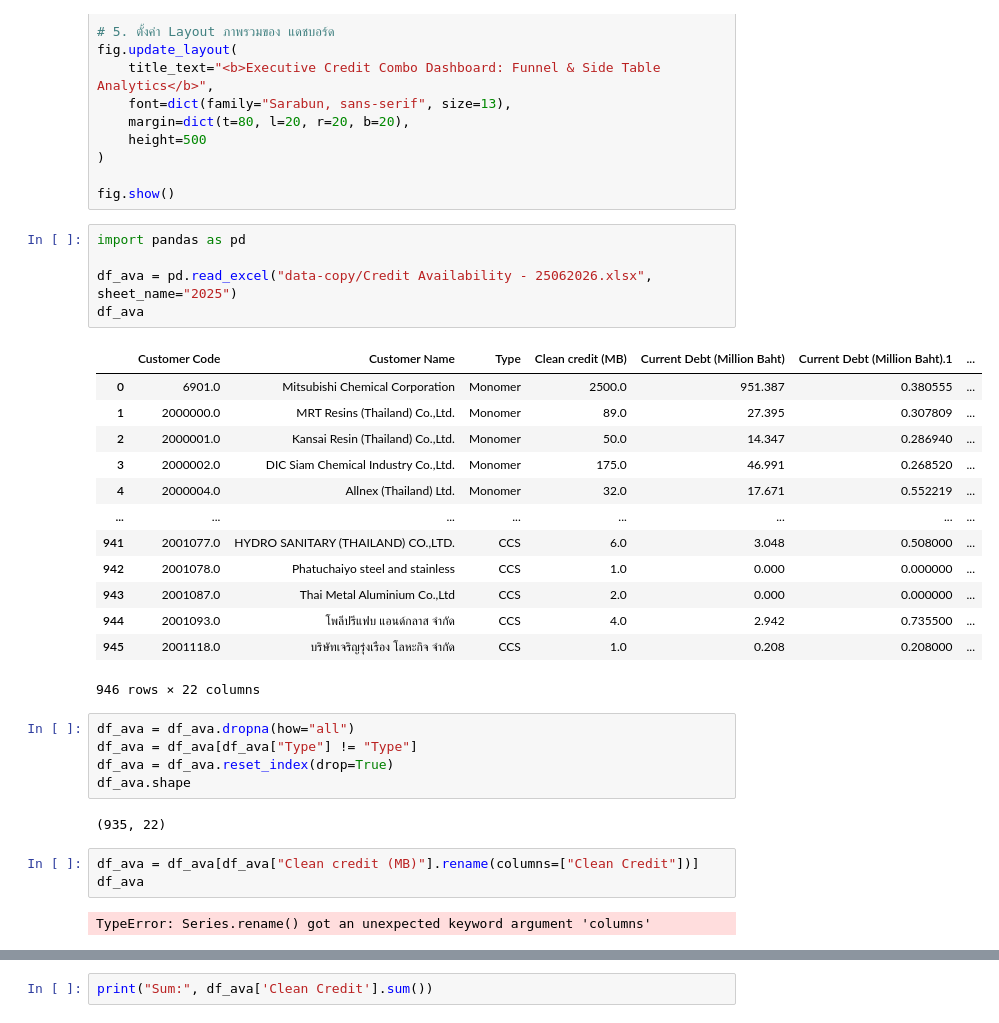
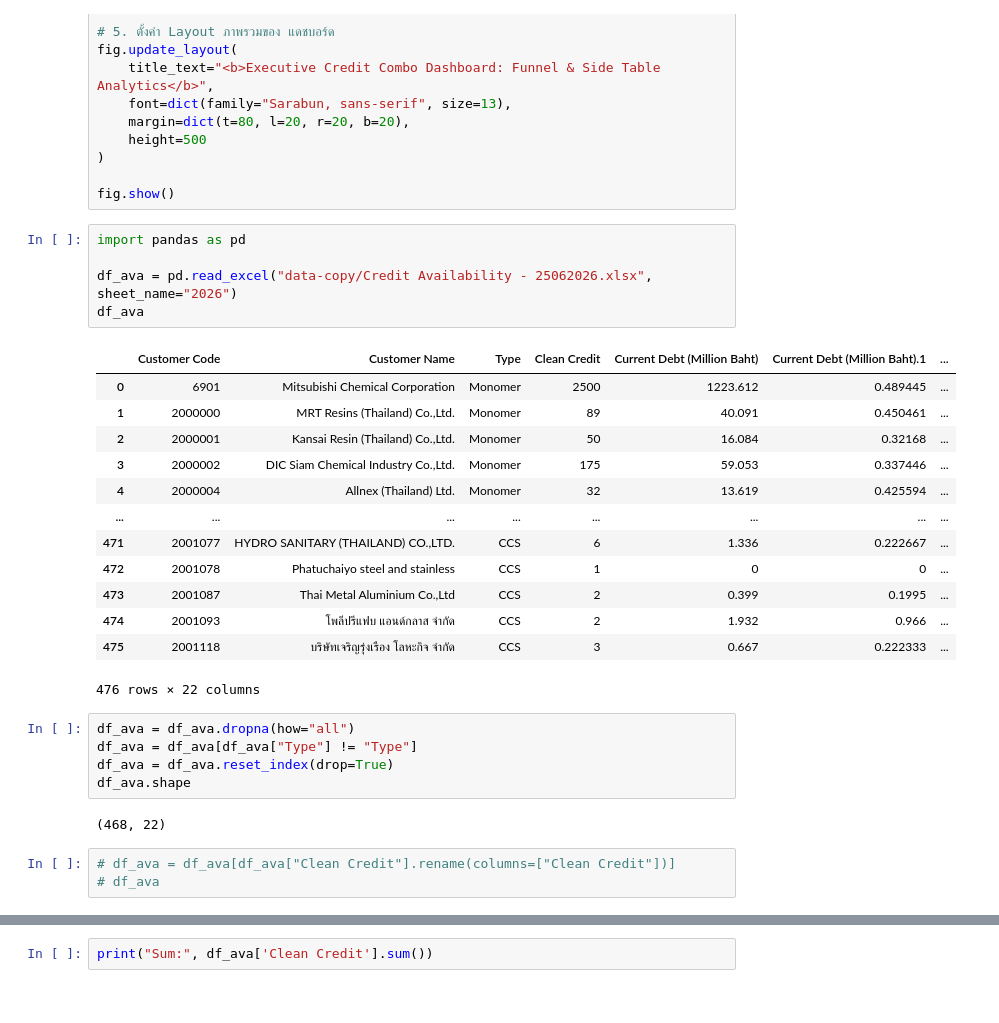
Before and after one commit to ftkbyond77/Credit-Monitoring-Pipeline, a Jupyter notebook: test.ipynb, the cells around one changed output, grey strips where cells are left out. Drawn from its saved outputs; the diff is of its cells as text.

Commit message:
fix: credit monitor digit 1

```diff
--- a/test.ipynb
+++ b/test.ipynb
@@ -886,34 +886,32 @@ fig.show()
 # %%
 import pandas as pd
 
-df_ava = pd.read_excel("data-copy/Credit Availability - 25062026.xlsx", sheet_name="2025")
+df_ava = pd.read_excel("data-copy/Credit Availability - 25062026.xlsx", sheet_name="2026")
 df_ava
 # %% [output]
-|  | Customer Code | Customer Name | Type | Clean credit (MB) | Current Debt (Million Baht) | Current Debt (Million Baht).1 | ... |
-| 0 | 6901.0 | Mitsubishi Chemical Corporation | Monomer | 2500.0 | 951.387 | 0.380555 | ... |
-| 1 | 2000000.0 | MRT Resins (Thailand) Co.,Ltd. | Monomer | 89.0 | 27.395 | 0.307809 | ... |
-| 2 | 2000001.0 | Kansai Resin (Thailand) Co.,Ltd. | Monomer | 50.0 | 14.347 | 0.286940 | ... |
-| 3 | 2000002.0 | DIC Siam Chemical Industry Co.,Ltd. | Monomer | 175.0 | 46.991 | 0.268520 | ... |
-| 4 | 2000004.0 | Allnex (Thailand) Ltd. | Monomer | 32.0 | 17.671 | 0.552219 | ... |
+|  | Customer Code | Customer Name | Type | Clean Credit | Current Debt (Million Baht) | Current Debt (Million Baht).1 | ... |
+| 0 | 6901 | Mitsubishi Chemical Corporation | Monomer | 2500 | 1223.612 | 0.489445 | ... |
+| 1 | 2000000 | MRT Resins (Thailand) Co.,Ltd. | Monomer | 89 | 40.091 | 0.450461 | ... |
+| 2 | 2000001 | Kansai Resin (Thailand) Co.,Ltd. | Monomer | 50 | 16.084 | 0.32168 | ... |
+| 3 | 2000002 | DIC Siam Chemical Industry Co.,Ltd. | Monomer | 175 | 59.053 | 0.337446 | ... |
+| 4 | 2000004 | Allnex (Thailand) Ltd. | Monomer | 32 | 13.619 | 0.425594 | ... |
 | ... | ... | ... | ... | ... | ... | ... | ... |
-| 941 | 2001077.0 | HYDRO SANITARY (THAILAND) CO.,LTD. | CCS | 6.0 | 3.048 | 0.508000 | ... |
-| 942 | 2001078.0 | Phatuchaiyo steel and stainless | CCS | 1.0 | 0.000 | 0.000000 | ... |
-| 943 | 2001087.0 | Thai Metal Aluminium Co.,Ltd | CCS | 2.0 | 0.000 | 0.000000 | ... |
-| 944 | 2001093.0 | โพลีปรีแฟบ แอนด์กลาส จำกัด | CCS | 4.0 | 2.942 | 0.735500 | ... |
-| 945 | 2001118.0 | บริษัทเจริญรุ่งเรือง โลหะกิจ จำกัด | CCS | 1.0 | 0.208 | 0.208000 | ... |
+| 471 | 2001077 | HYDRO SANITARY (THAILAND) CO.,LTD. | CCS | 6 | 1.336 | 0.222667 | ... |
+| 472 | 2001078 | Phatuchaiyo steel and stainless | CCS | 1 | 0 | 0 | ... |
+| 473 | 2001087 | Thai Metal Aluminium Co.,Ltd | CCS | 2 | 0.399 | 0.1995 | ... |
+| 474 | 2001093 | โพลีปรีแฟบ แอนด์กลาส จำกัด | CCS | 2 | 1.932 | 0.966 | ... |
+| 475 | 2001118 | บริษัทเจริญรุ่งเรือง โลหะกิจ จำกัด | CCS | 3 | 0.667 | 0.222333 | ... |
-946 rows × 22 columns
+476 rows × 22 columns
 # %%
 df_ava = df_ava.dropna(how="all")
 df_ava = df_ava[df_ava["Type"] != "Type"]
 df_ava = df_ava.reset_index(drop=True)
 df_ava.shape
 # %% [output]
-(935, 22)
+(468, 22)
 # %%
-df_ava = df_ava[df_ava["Clean credit (MB)"].rename(columns=["Clean Credit"])]
-df_ava
+# df_ava = df_ava[df_ava["Clean Credit"].rename(columns=["Clean Credit"])]
+# df_ava
-# %% [output]
-TypeError: Series.rename() got an unexpected keyword argument 'columns'
 # %%
 df_ava["Clean Credit"] = pd.to_numeric(
     df_ava["Clean Credit"]
```
Also changed, not shown: parts of 2 cells of this notebook, 5 other files.
